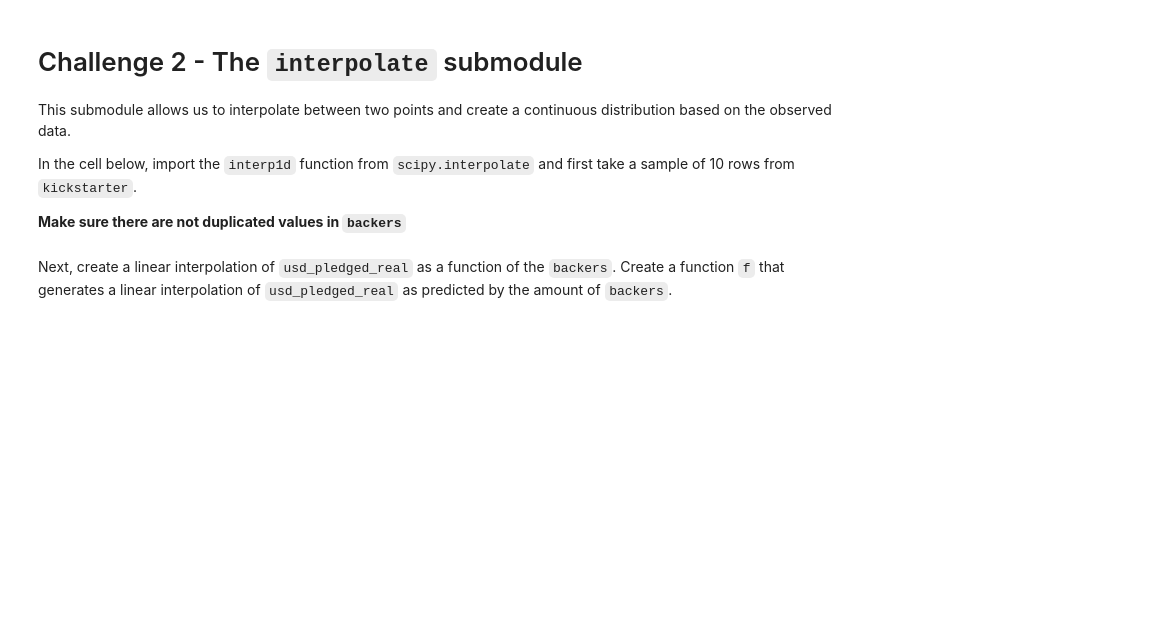
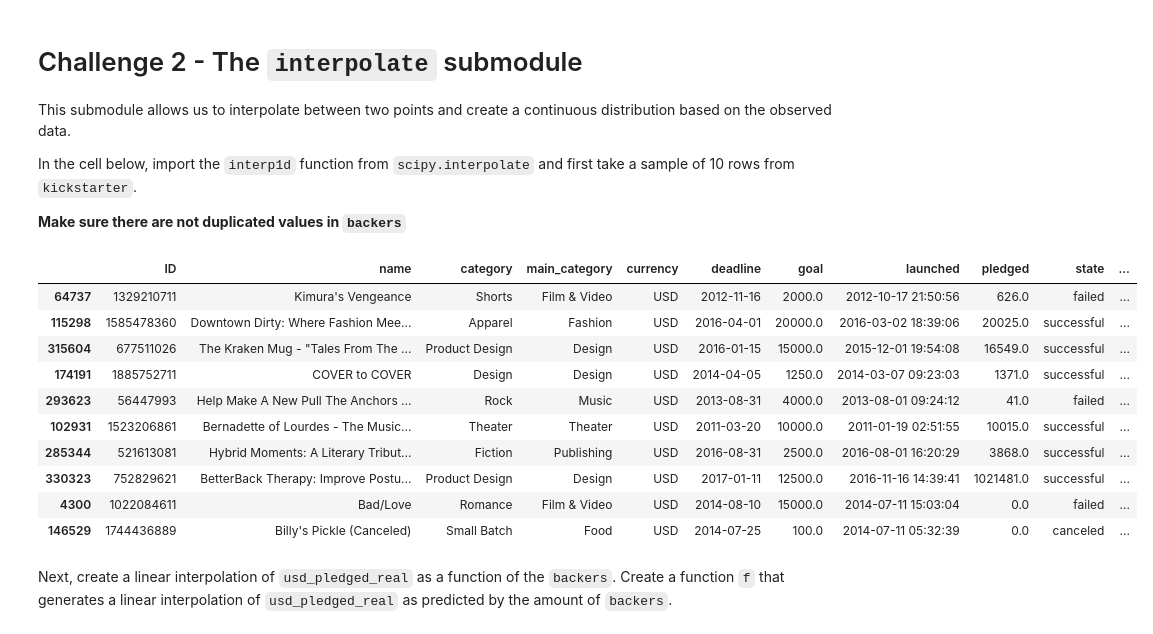
Before and after one commit to ta-data-lis/lab-intro-to-scipy, a Jupyter notebook: your-code/main.ipynb, the cells around one changed output. Saved outputs shown, nothing was run; the diff lists cells and outputs as text; code cells hidden in the pictures; blank space fills up the shorter version.

Commit message:
[lab-intro-to-scipy] Bettina Lima

```diff
--- a/your-code/main.ipynb
+++ b/your-code/main.ipynb
@@ -11,6 +13,8 @@
 This submodule contains statistical functions for conducting hypothesis tests, producing various distributions and other useful tools. Let's examine this submodule using the KickStarter dataset. Load the data using the `ks-projects-201801.csv` file
 # %%
 # Your code here:
+
+kickstarter = pd.read_csv("ks-projects-201801.csv")
 # %% [markdown]
 Now print the `head` function to examine the dataset.
 # %%
@@ -39,0 +65,5 @@ Let's perform Fisher's exact test on our KickStarter data. We intend to test the
+# %%
+# Your code here:
+
+kickstarter['goal_met'] = np.where(kickstarter['usd_pledged_real'] > kickstarter['usd_goal_real'], 1,0)
+kickstarter['goal_met']
@@ -43,0 +85,5 @@ Next, create a column that checks whether the currency of the project is in US D
+# %%
+# Your code here:
+
+kickstarter['usd'] = np.where(kickstarter['currency'] == 'USD', 1,0)
+kickstarter['usd']
@@ -60,2 +124,21 @@ In the cell below, import the `interp1d` function from `scipy.interpolate` and f
+# %%
+# Your code here:
+
+from scipy.interpolate import interp1d
+
+backers = kickstarter.sample(10)
+backers
+# %% [output]
+|  | ID | name | category | main_category | currency | deadline | goal | launched | pledged | state | ... |
+| 64737 | 1329210711 | Kimura's Vengeance | Shorts | Film & Video | USD | 2012-11-16 | 2000.0 | 2012-10-17 21:50:56 | 626.0 | failed | ... |
+| 115298 | 1585478360 | Downtown Dirty: Where Fashion Mee... | Apparel | Fashion | USD | 2016-04-01 | 20000.0 | 2016-03-02 18:39:06 | 20025.0 | successful | ... |
+| 315604 | 677511026 | The Kraken Mug - "Tales From The ... | Product Design | Design | USD | 2016-01-15 | 15000.0 | 2015-12-01 19:54:08 | 16549.0 | successful | ... |
+| 174191 | 1885752711 | COVER to COVER | Design | Design | USD | 2014-04-05 | 1250.0 | 2014-03-07 09:23:03 | 1371.0 | successful | ... |
+| 293623 | 56447993 | Help Make A New Pull The Anchors ... | Rock | Music | USD | 2013-08-31 | 4000.0 | 2013-08-01 09:24:12 | 41.0 | failed | ... |
+| 102931 | 1523206861 | Bernadette of Lourdes - The Music... | Theater | Theater | USD | 2011-03-20 | 10000.0 | 2011-01-19 02:51:55 | 10015.0 | successful | ... |
+| 285344 | 521613081 | Hybrid Moments: A Literary Tribut... | Fiction | Publishing | USD | 2016-08-31 | 2500.0 | 2016-08-01 16:20:29 | 3868.0 | successful | ... |
+| 330323 | 752829621 | BetterBack Therapy: Improve Postu... | Product Design | Design | USD | 2017-01-11 | 12500.0 | 2016-11-16 14:39:41 | 1021481.0 | successful | ... |
+| 4300 | 1022084611 | Bad/Love | Romance | Film & Video | USD | 2014-08-10 | 15000.0 | 2014-07-11 15:03:04 | 0.0 | failed | ... |
+| 146529 | 1744436889 | Billy's Pickle (Canceled) | Small Batch | Food | USD | 2014-07-25 | 100.0 | 2014-07-11 05:32:39 | 0.0 | canceled | ... |
 # %% [markdown]
 Next, create a linear interpolation of `usd_pledged_real` as a function of the `backers`. Create a function `f` that generates a linear interpolation of `usd_pledged_real` as predicted by the amount of `backers`.
```
Also changed, not shown: parts of 21 cells of this notebook, 1 other file.
